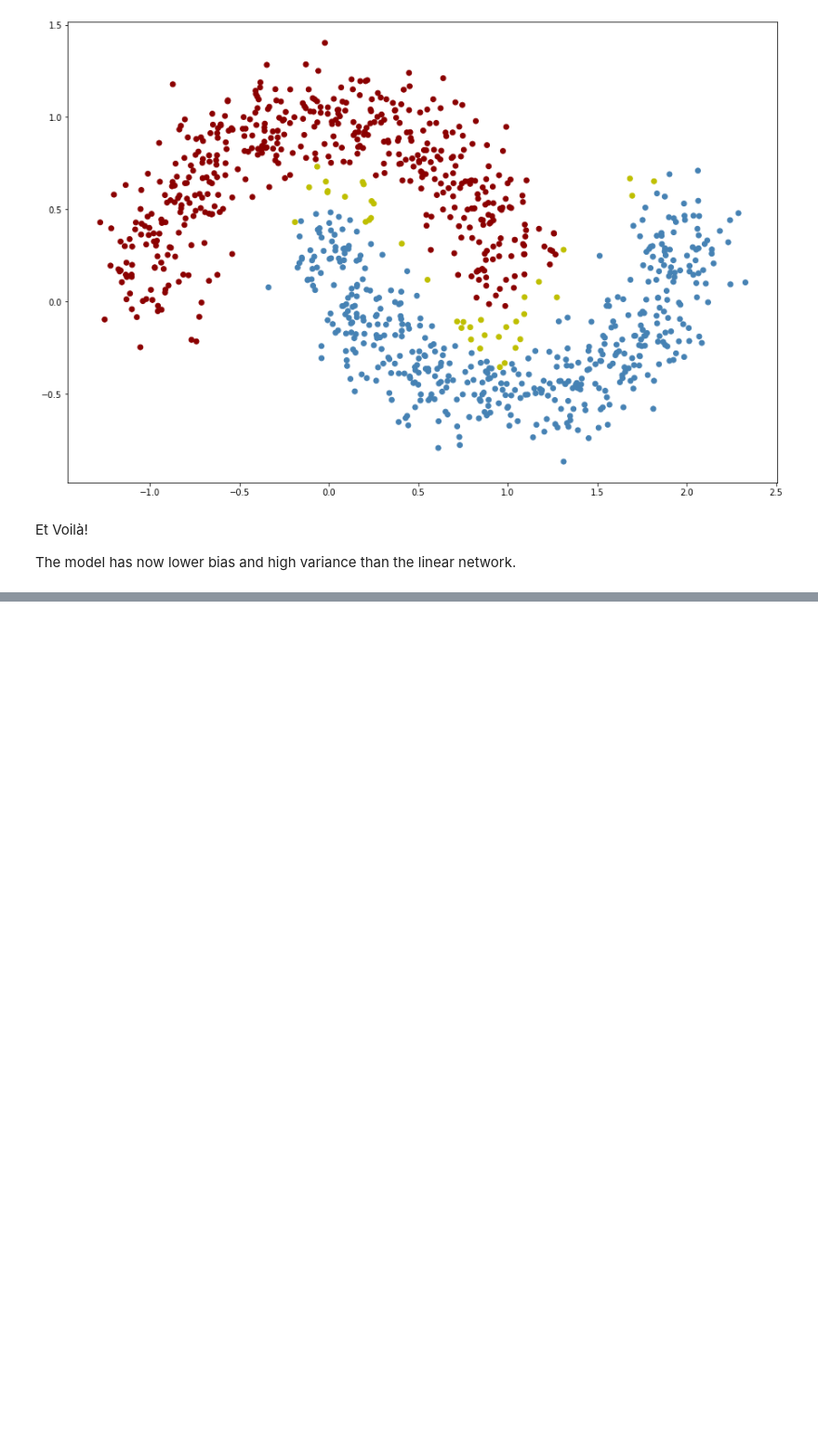
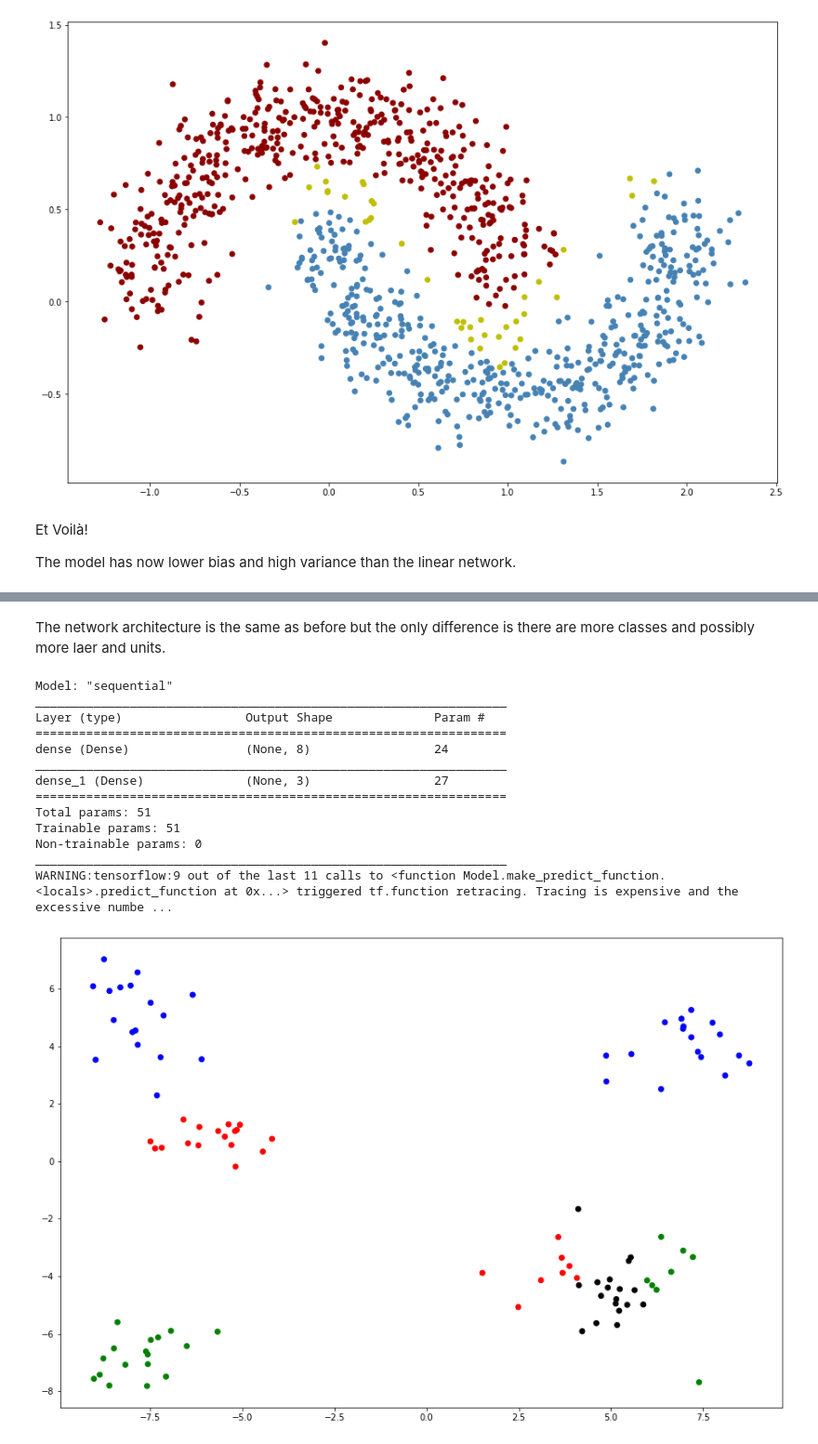
Before and after one commit to diegorusso/deep-learning-from-scratch, a Jupyter notebook: 03_non_linear_classification.ipynb, the cells around one changed output, grey strips where cells are left out. Shown at 93% size. Cells and saved outputs as stored; diff of their text form; code cells hidden in the pictures; blank space fills up the shorter version.

```diff
--- a/03_non_linear_classification.ipynb
+++ b/03_non_linear_classification.ipynb
@@ -152,0 +213,49 @@ The model has now lower bias and high variance than the linear network.
+# %% [markdown]
+The network architecture is the same as before but the only difference is there are more classes and possibly more laer and units.
+# %%
+import tensorflow
+from tensorflow.keras.models     import Sequential
+from tensorflow.keras.layers     import Dense
+from tensorflow.keras.optimizers import SGD
+
+tensorflow.keras.backend.clear_session()
+
+n_hidden   = 8   # The number of hidden units
+
+model = Sequential()
+model.add(Dense(input_shape=(n_features,), units=n_hidden, activation='relu'))
+model.add(Dense(units=n_labels, activation='softmax'))
+model.summary()
+
+model.compile(loss='categorical_crossentropy', optimizer=SGD(lr=0.05), metrics=['accuracy'])
+
+model.fit(train_x, train_y, epochs=5000, batch_size=m, verbose=0)
+
+prediction = model.predict(train_x, batch_size=m)
+
+c = [None]*m
+threshold = 0.8
+
+for i in range(m):
+    ix = np.argmax(prediction[i,:])   # The color with the highest probability
+    c[i] = ('r', 'g', 'b', 'm', 'c', 'y')[ix]
+    if prediction[i,ix] < threshold:
+        c[i] = 'k'
+
+plt.scatter(train_x[:,0], train_x[:,1], color=c)
+plt.show()
+# %% [output]
+Model: "sequential"
+_________________________________________________________________
+Layer (type)                 Output Shape              Param #
+=================================================================
+dense (Dense)                (None, 8)                 24
+_________________________________________________________________
+dense_1 (Dense)              (None, 3)                 27
+=================================================================
+Total params: 51
+Trainable params: 51
+Non-trainable params: 0
+_________________________________________________________________
+WARNING:tensorflow:9 out of the last 11 calls to <function Model.make_predict_function.<locals>.predict_function at 0x...> triggered tf.function retracing. Tracing is expensive and the excessive numbe ...
+[figure, added]
```
Also changed, not shown: parts of 4 cells of this notebook.
